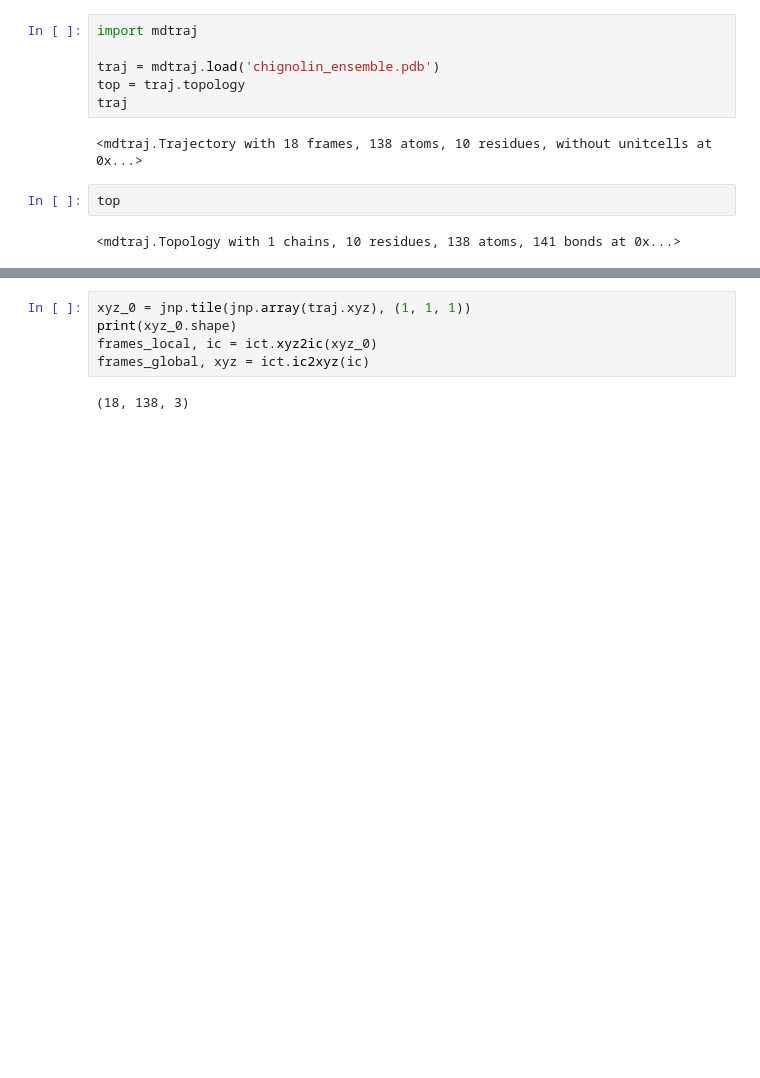
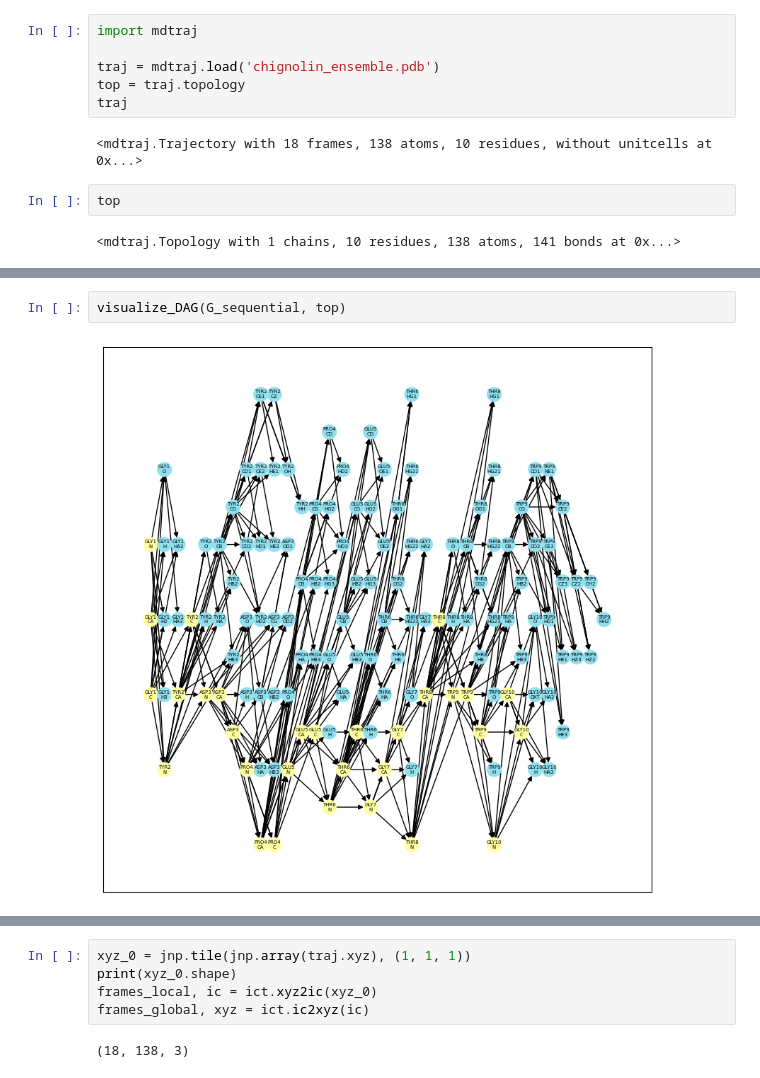
Before and after one commit to ziyuanzhao2000/mcconv, a Jupyter notebook: demo.ipynb, the cells around one changed output, grey strips where cells are left out. Cells and saved outputs as stored; diff of their text form; blank space fills up the shorter version.

```diff
--- a/demo.ipynb
+++ b/demo.ipynb
@@ -129,3 +163,7 @@ nx.draw_networkx(G, pos, node_size=200, font_size=10, font_color='w')
+# %%
+visualize_DAG(G_sequential, top)
+# %% [output]
+[figure, added]
 # %%
 import jax
 import jax.numpy as jnp
```
Also changed, not shown: parts of 36 cells of this notebook.
